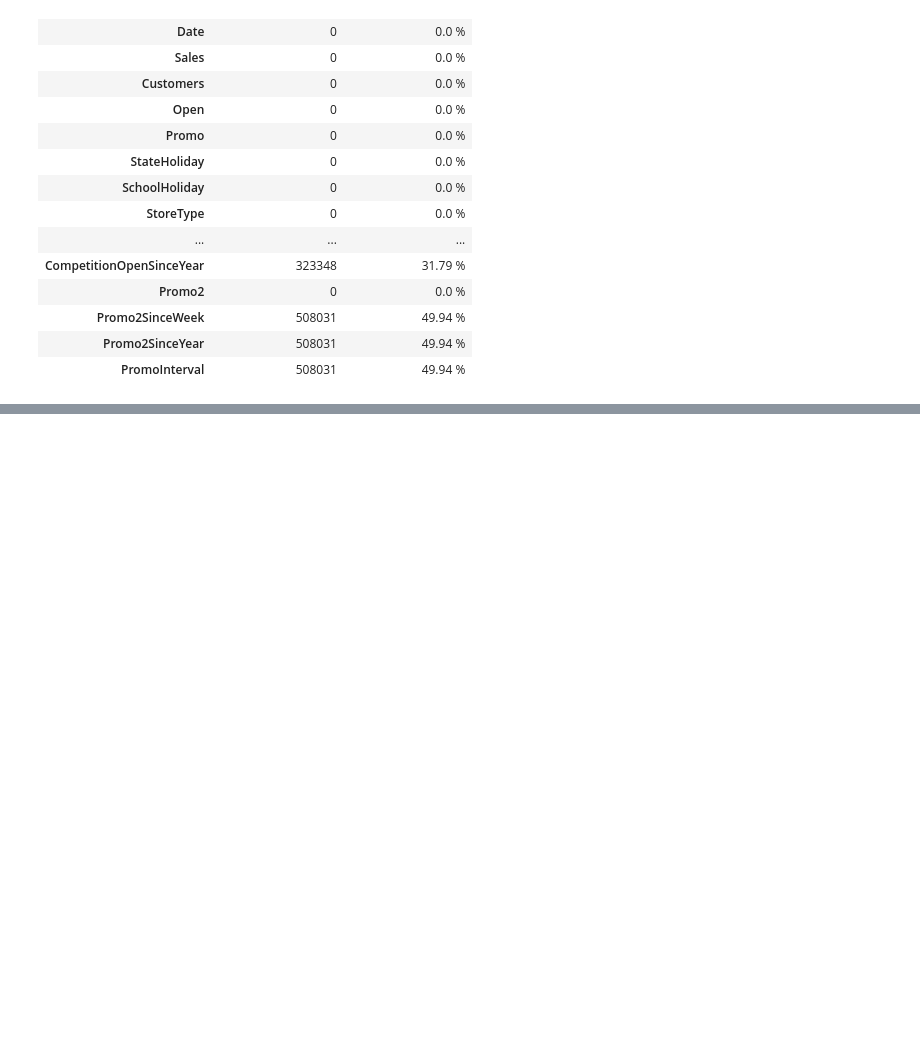
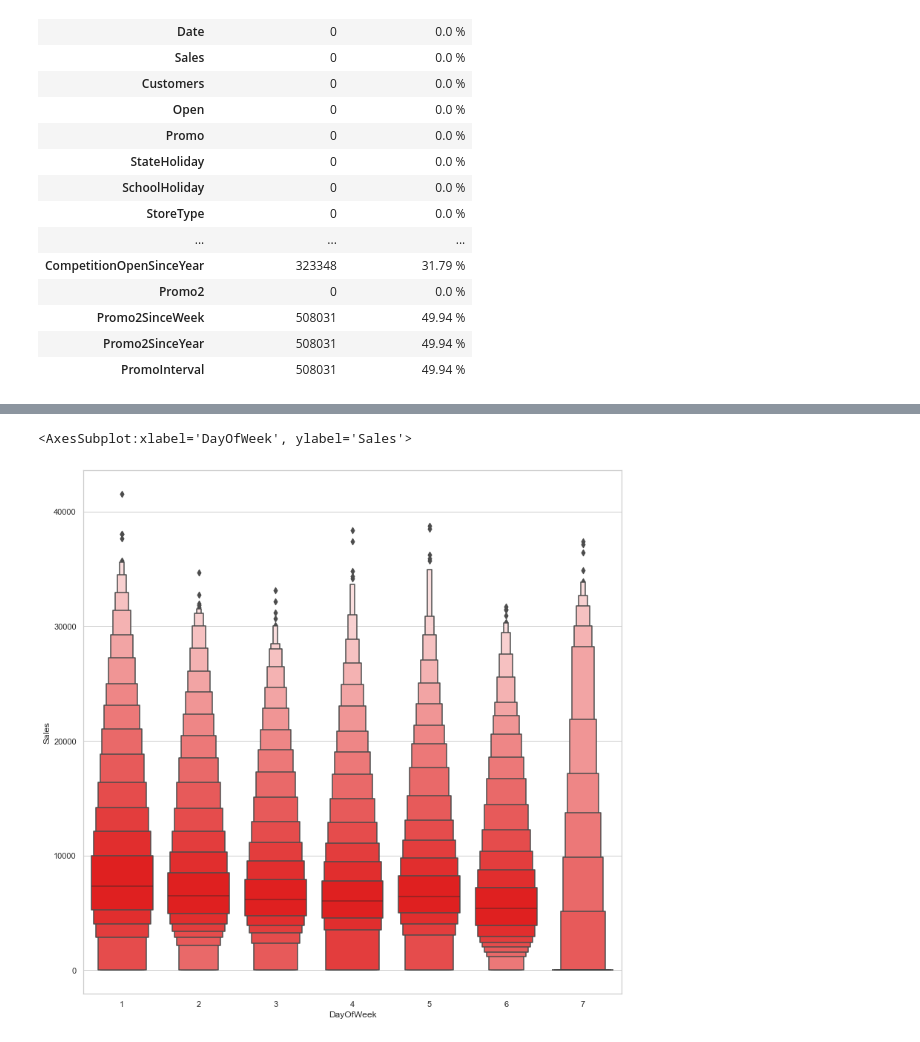
Before and after one commit to kebishaa/Pharmaceutical-Sales-Prediction, a Jupyter notebook: notebooks/ml_preProcess.ipynb, the cells around one changed output, grey strips where cells are left out. Cells and saved outputs as stored; diff of their text form; code cells hidden in the pictures; blank space fills up the shorter version.

```diff
--- a/notebooks/ml_preProcess.ipynb
+++ b/notebooks/ml_preProcess.ipynb
@@ -159,0 +164,7 @@ exploration.plot_box(train_store, 'Store', 'Outliers')
+# %%
+plt.figure(figsize=(13,13))
+sns.set(style="whitegrid")
+sns.boxenplot(data=train_store,scale="linear",x="DayOfWeek",y="Sales",color="red")
+# %% [output]
+<AxesSubplot:xlabel='DayOfWeek', ylabel='Sales'>
+[figure, added]
```
Also changed, not shown: parts of 20 cells of this notebook, 1 other file.
